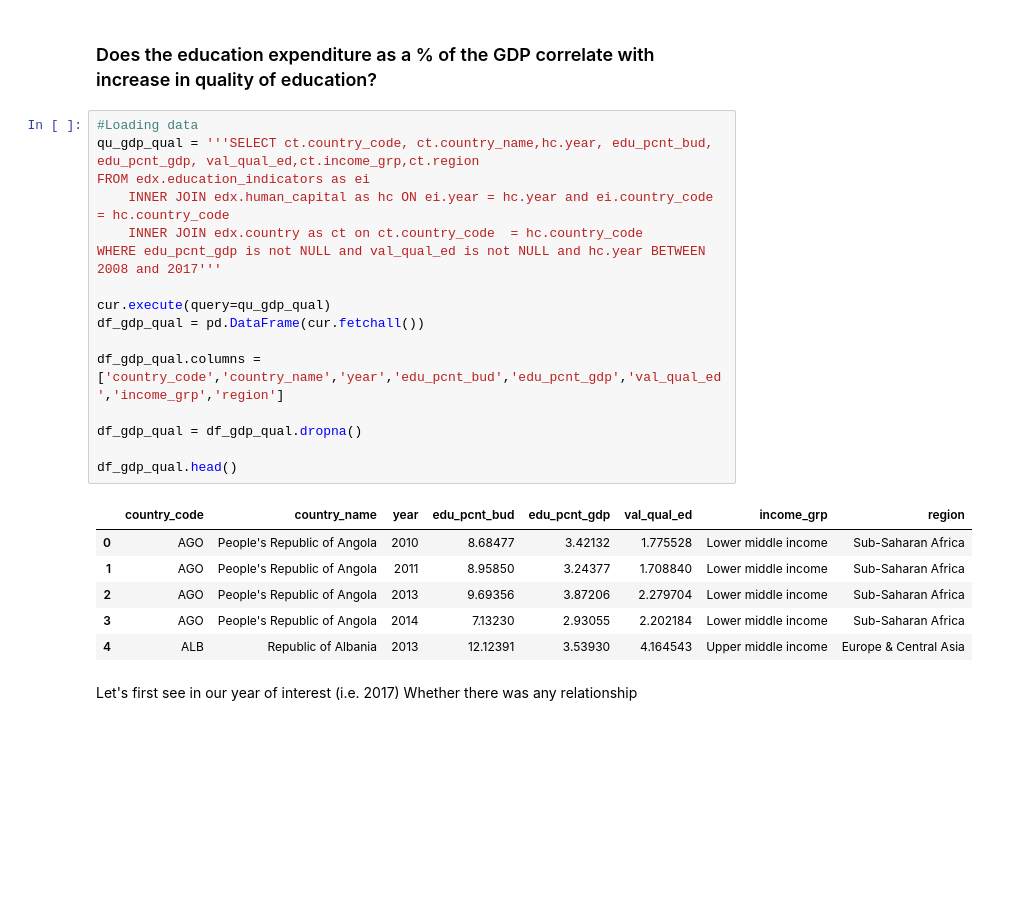
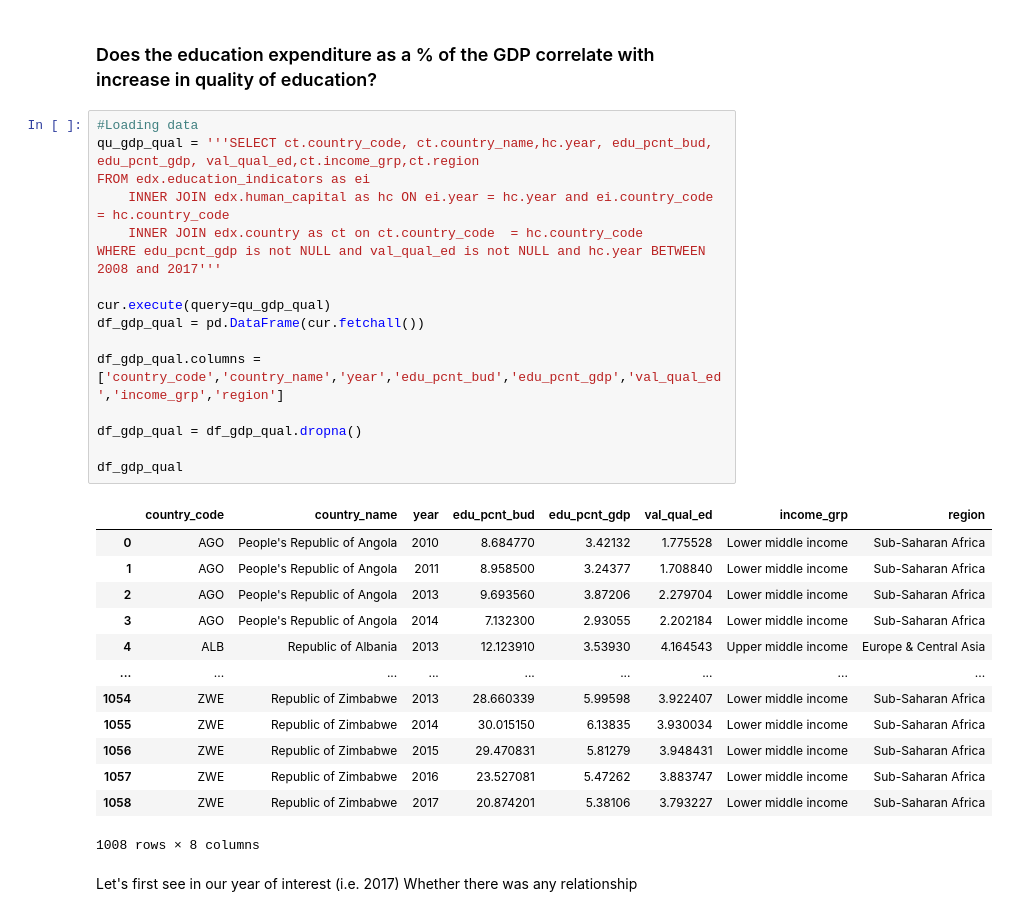
Before and after one commit to IShaalan/BAIT580A---Project-Repo, a Jupyter notebook: analysis.ipynb, the cells around one changed output. Drawn from its saved outputs; the diff is of its cells as text; blank space fills up the shorter version.

```diff
--- a/analysis.ipynb
+++ b/analysis.ipynb
@@ -157,26 +168,33 @@ regions_ord ={'region':['East Asia & Pacific', 'Middle East & North Africa', 'La
 # %%
 #Loading data
 qu_gdp_qual = '''SELECT ct.country_code, ct.country_name,hc.year, edu_pcnt_bud, edu_pcnt_gdp, val_qual_ed,ct.income_grp,ct.region
 FROM edx.education_indicators as ei
 	INNER JOIN edx.human_capital as hc ON ei.year = hc.year and ei.country_code = hc.country_code
 	INNER JOIN edx.country as ct on ct.country_code  = hc.country_code
 WHERE edu_pcnt_gdp is not NULL and val_qual_ed is not NULL and hc.year BETWEEN 2008 and 2017'''
 
 cur.execute(query=qu_gdp_qual)
 df_gdp_qual = pd.DataFrame(cur.fetchall())
 
 df_gdp_qual.columns = ['country_code','country_name','year','edu_pcnt_bud','edu_pcnt_gdp','val_qual_ed','income_grp','region']
 
 df_gdp_qual = df_gdp_qual.dropna()
 
-df_gdp_qual.head()
+df_gdp_qual
 # %% [output]
 |  | country_code | country_name | year | edu_pcnt_bud | edu_pcnt_gdp | val_qual_ed | income_grp | region |
-| 0 | AGO | People's Republic of Angola | 2010 | 8.68477 | 3.42132 | 1.775528 | Lower middle income | Sub-Saharan Africa |
-| 1 | AGO | People's Republic of Angola | 2011 | 8.95850 | 3.24377 | 1.708840 | Lower middle income | Sub-Saharan Africa |
-| 2 | AGO | People's Republic of Angola | 2013 | 9.69356 | 3.87206 | 2.279704 | Lower middle income | Sub-Saharan Africa |
-| 3 | AGO | People's Republic of Angola | 2014 | 7.13230 | 2.93055 | 2.202184 | Lower middle income | Sub-Saharan Africa |
-| 4 | ALB | Republic of Albania | 2013 | 12.12391 | 3.53930 | 4.164543 | Upper middle income | Europe & Central Asia |
+| 0 | AGO | People's Republic of Angola | 2010 | 8.684770 | 3.42132 | 1.775528 | Lower middle income | Sub-Saharan Africa |
+| 1 | AGO | People's Republic of Angola | 2011 | 8.958500 | 3.24377 | 1.708840 | Lower middle income | Sub-Saharan Africa |
+| 2 | AGO | People's Republic of Angola | 2013 | 9.693560 | 3.87206 | 2.279704 | Lower middle income | Sub-Saharan Africa |
+| 3 | AGO | People's Republic of Angola | 2014 | 7.132300 | 2.93055 | 2.202184 | Lower middle income | Sub-Saharan Africa |
+| 4 | ALB | Republic of Albania | 2013 | 12.123910 | 3.53930 | 4.164543 | Upper middle income | Europe & Central Asia |
+| ... | ... | ... | ... | ... | ... | ... | ... | ... |
+| 1054 | ZWE | Republic of Zimbabwe | 2013 | 28.660339 | 5.99598 | 3.922407 | Lower middle income | Sub-Saharan Africa |
+| 1055 | ZWE | Republic of Zimbabwe | 2014 | 30.015150 | 6.13835 | 3.930034 | Lower middle income | Sub-Saharan Africa |
+| 1056 | ZWE | Republic of Zimbabwe | 2015 | 29.470831 | 5.81279 | 3.948431 | Lower middle income | Sub-Saharan Africa |
+| 1057 | ZWE | Republic of Zimbabwe | 2016 | 23.527081 | 5.47262 | 3.883747 | Lower middle income | Sub-Saharan Africa |
+| 1058 | ZWE | Republic of Zimbabwe | 2017 | 20.874201 | 5.38106 | 3.793227 | Lower middle income | Sub-Saharan Africa |
+1008 rows × 8 columns
 # %% [markdown]
 Let's first see in our year of interest (i.e. 2017) Whether there was any relationship
 # %%
```
Also changed, not shown: parts of 10 cells of this notebook.
